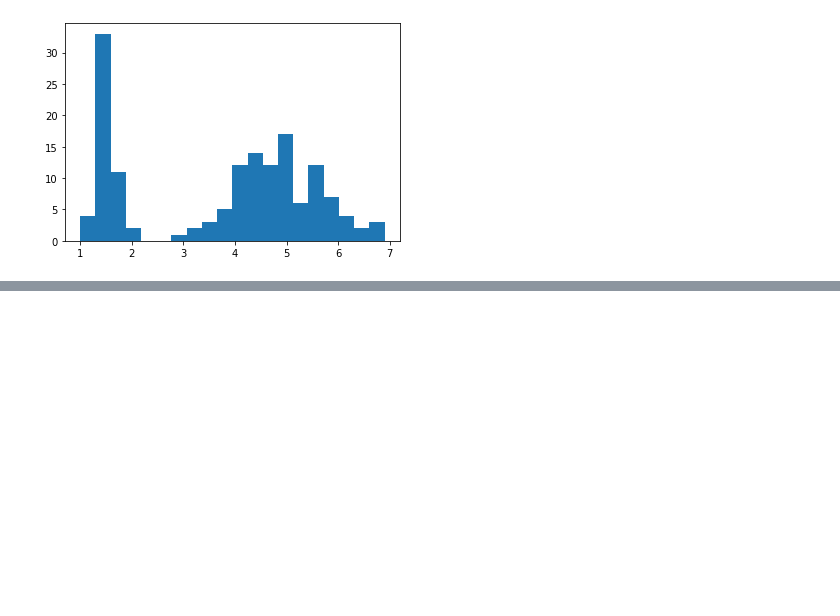
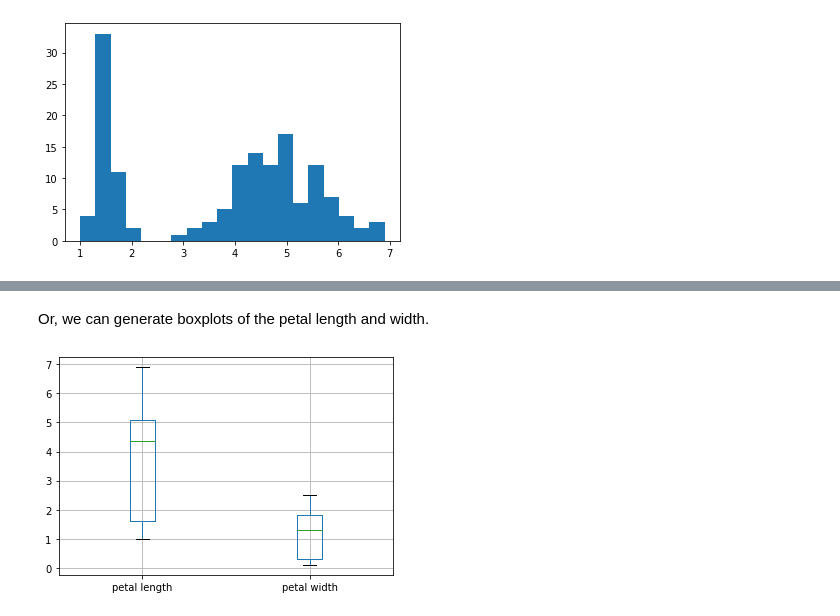
Before and after one commit to sathayas/GuideIDSExamples, a Jupyter notebook: Chapter4-DataUnderstanding.ipynb, the cells around one changed output, grey strips where cells are left out. Saved outputs shown, nothing was run; the diff lists cells and outputs as text; code cells hidden in the pictures; blank space fills up the shorter version.

```diff
--- a/Chapter4-DataUnderstanding.ipynb
+++ b/Chapter4-DataUnderstanding.ipynb
@@ -42,0 +48,8 @@ plt.show()
+# %% [markdown]
+Or, we can generate boxplots of the petal length and width.
+# %%
+# box plot of the petal length & width
+X.boxplot(column=['petal length', 'petal width'])
+plt.show()
+# %% [output]
+[figure, added]
```
Also changed, not shown: parts of 16 cells of this notebook.
